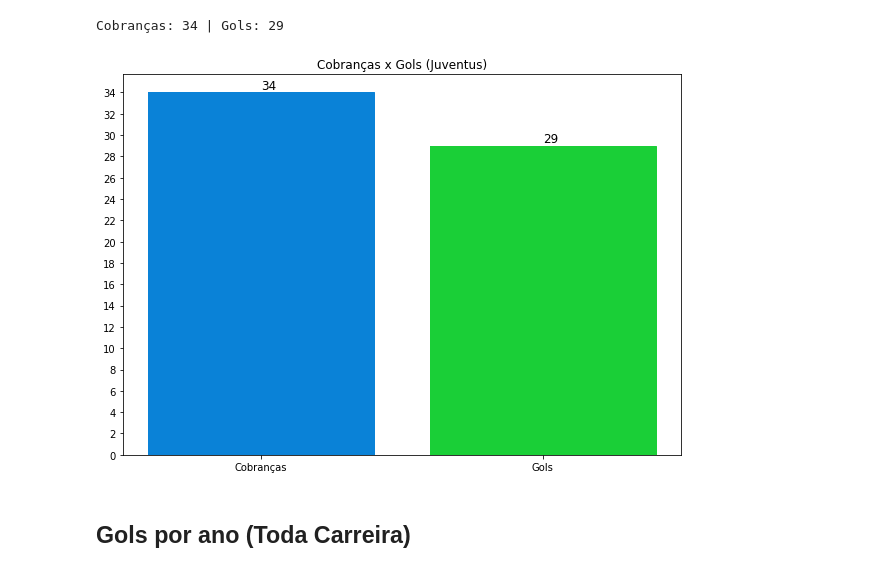
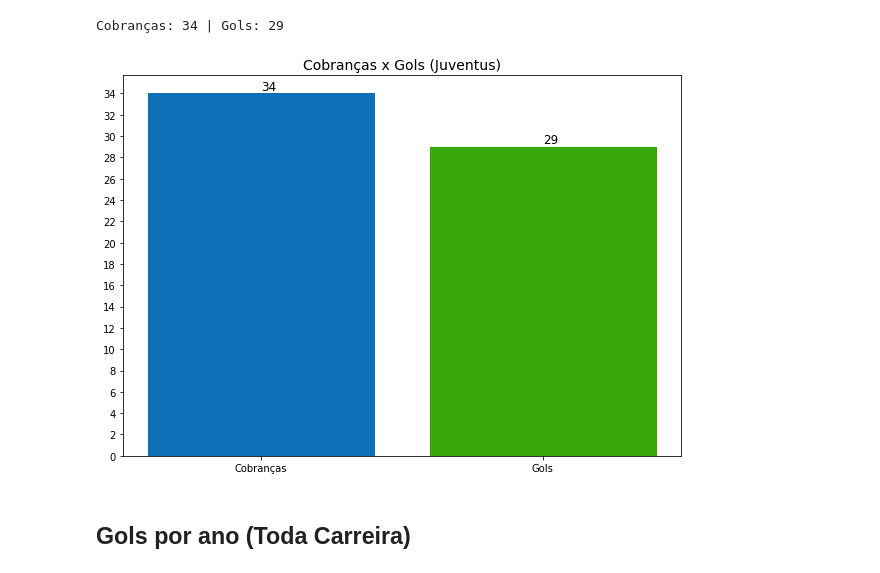
Before and after one commit to EduardoShoiti/DataScience_CR7_penaltis, a Jupyter notebook: cr7_Penaltis.ipynb, the cells around one changed output. Cells and saved outputs as stored; diff of their text form; code cells hidden in the pictures.

```diff
--- a/cr7_Penaltis.ipynb
+++ b/cr7_Penaltis.ipynb
@@ -142,22 +216,23 @@ Cobranças: 34 | Gols: 29
 # %%
 plt.figure(figsize=(10, 7))
 
 names = ['Cobranças', 'Gols']
 valores = [total_cobrancas_juventus, total_gols_juventus]
 
 plt.bar(names, valores)
 plt.yticks(np.arange(0, total_cobrancas_juventus + 1, 2))
 barlist = plt.bar(names, valores)
-barlist[0].set_color('#0a82d7')
-barlist[1].set_color('#1acf37')
+barlist[0].set_color('#0d6fb5')
+barlist[1].set_color('#37a707')
 
 plt.text(x = names[0], y = valores[0]+0.3, s = total_cobrancas_juventus, fontsize = 12)
 plt.text(x = names[1], y = valores[1]+0.3, s = total_gols_juventus, fontsize = 12)
-plt.title('Cobranças x Gols (Juventus)')
+plt.title('Cobranças x Gols (Juventus)', fontsize=14)
 
+plt.savefig('grafico-CobrancasXgols_Juventus.png', bbox_inches='tight', dpi = 300)
 plt.show()
 # %% [output]
-[figure, old version]
+[figure, new version]
 # %% [markdown]
 ## Gols por ano (Toda Carreira)
 # %%
```
Also changed, not shown: parts of 22 cells of this notebook.
